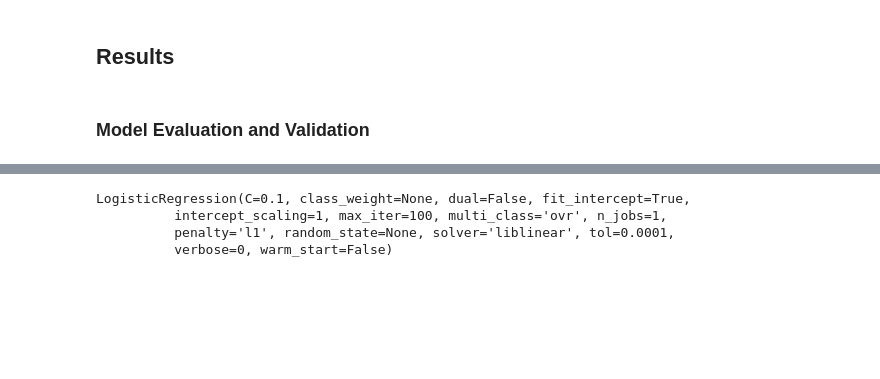
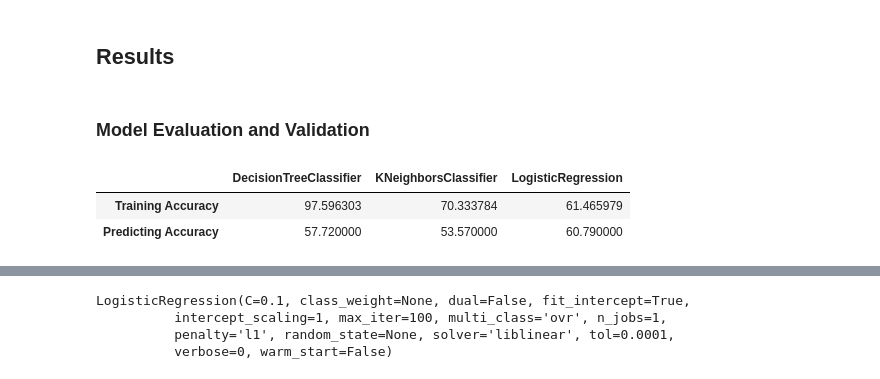
Before and after one commit to hunghuynh118/udacity-data-scientist, a Jupyter notebook: Capstone Project/Starbucks_Capstone_notebook.ipynb, the cells around one changed output, grey strips where cells are left out. Saved outputs shown, nothing was run; the diff lists cells and outputs as text; code cells hidden in the pictures; blank space fills up the shorter version.

```diff
--- a/Capstone Project/Starbucks_Capstone_notebook.ipynb
+++ b/Capstone Project/Starbucks_Capstone_notebook.ipynb
@@ -860,0 +874,6 @@ def predict_score(model):
+# %%
+dtc = DecisionTreeClassifier()
+dtc.fit(X_train, y_train)
+
+print(f'Accuracy on training set: {round(dtc.score(X_train, y_train) * 100, 2)}%')
+print(f'Prediction accuracy: {predict_score(dtc)}%')
@@ -860,0 +885,6 @@ def predict_score(model):
+# %%
+knc = KNeighborsClassifier()
+knc.fit(X_train, y_train)
+
+print(f'Accuracy on training set: {round(knc.score(X_train, y_train) * 100, 2)}%')
+print(f'Prediction accuracy: {predict_score(knc)}%')
@@ -917,3 +952,18 @@ print(clf.best_score_)
 ## Results <a name='result'><a/>
 # %% [markdown]
 ### Model Evaluation and Validation <a name='evaluation'><a/>
+# %%
+# create the variables that will be used to fill the results table
+models = [dtc, knc, lr]
+model_names = [type(n).__name__ for n in models]
+training_accuracy = [x.score(X_train, y_train) * 100 for x in models]
+predection_accuracy = [predict_score(y) for y in models]
+# %%
+# structure a table to view the results of the different model tried above
+results = [training_accuracy, predection_accuracy]
+results_df = pd.DataFrame(results, columns = model_names, index=['Training Accuracy', 'Predicting Accuracy'])
+results_df
+# %% [output]
+|  | DecisionTreeClassifier | KNeighborsClassifier | LogisticRegression |
+| Training Accuracy | 97.596303 | 70.333784 | 61.465979 |
+| Predicting Accuracy | 57.720000 | 53.570000 | 60.790000 |
```
Also changed, not shown: parts of 17 cells of this notebook, 1 other file.
